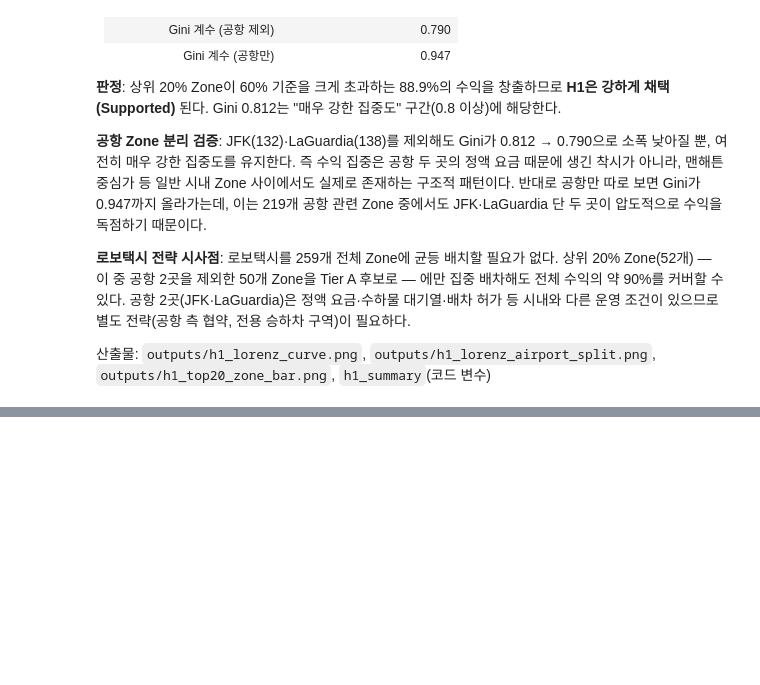
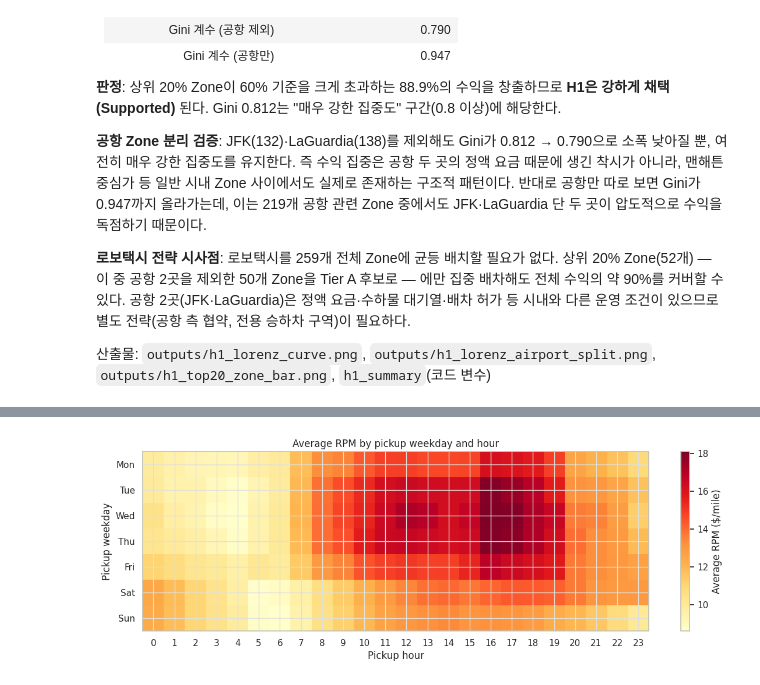
Before and after one commit to SKALA-python/taxi, a Jupyter notebook: main.ipynb, the cells around one changed output, grey strips where cells are left out. Drawn from its saved outputs; the diff is of its cells as text; code cells hidden in the pictures; blank space fills up the shorter version.

```diff
--- a/main.ipynb
+++ b/main.ipynb
@@ -307,0 +452,40 @@ Tier A 후보(상위 20% Zone 중 시내 Zone): 50개
+# %%
+import matplotlib.pyplot as plt
+import numpy as np
+import pandas as pd
+from scipy import stats
+
+# H2-2: 요일별 패턴까지 보기 위해 pickup_dow를 추가해 동일한 전처리를 적용한다.
+h2_2_columns = [
+    "pickup_hour", "pickup_dow", "is_airport_trip", "ratecode_id",
+    "trip_distance", "trip_duration_min", "total_amount",
+]
+h2_2 = pd.read_parquet(DATA_PATH, columns=h2_2_columns)
+h2_2 = h2_2.loc[(~h2_2["is_airport_trip"]) & (h2_2["ratecode_id"] != 2)].copy()
+h2_2["rpm"] = h2_2["total_amount"] / h2_2["trip_distance"]
+h2_2["rpmin"] = h2_2["total_amount"] / h2_2["trip_duration_min"]
+
+for h2_2_metric in ["rpm", "rpmin"]:
+    h2_2_lower, h2_2_upper = h2_2[h2_2_metric].quantile([0.01, 0.99])
+    h2_2 = h2_2.loc[h2_2[h2_2_metric].between(h2_2_lower, h2_2_upper)]
+
+h2_2_heatmap = (
+    h2_2.pivot_table(index="pickup_dow", columns="pickup_hour", values="rpm", aggfunc="mean")
+    .reindex(index=range(7), columns=range(24))
+)
+
+h2_2_fig, h2_2_ax = plt.subplots(figsize=(14, 4))
+h2_2_image = h2_2_ax.imshow(h2_2_heatmap.to_numpy(), aspect="auto", cmap="YlOrRd")
+h2_2_ax.set(
+    title="Average RPM by pickup weekday and hour",
+    xlabel="Pickup hour",
+    ylabel="Pickup weekday",
+    xticks=range(24),
+    xticklabels=range(24),
+    yticks=range(7),
+    yticklabels=["Mon", "Tue", "Wed", "Thu", "Fri", "Sat", "Sun"],
+)
+h2_2_fig.colorbar(h2_2_image, ax=h2_2_ax, label="Average RPM ($/mile)")
+plt.show()
+# %% [output]
+[figure, added]
```
Also changed, not shown: parts of 7 cells of this notebook.
